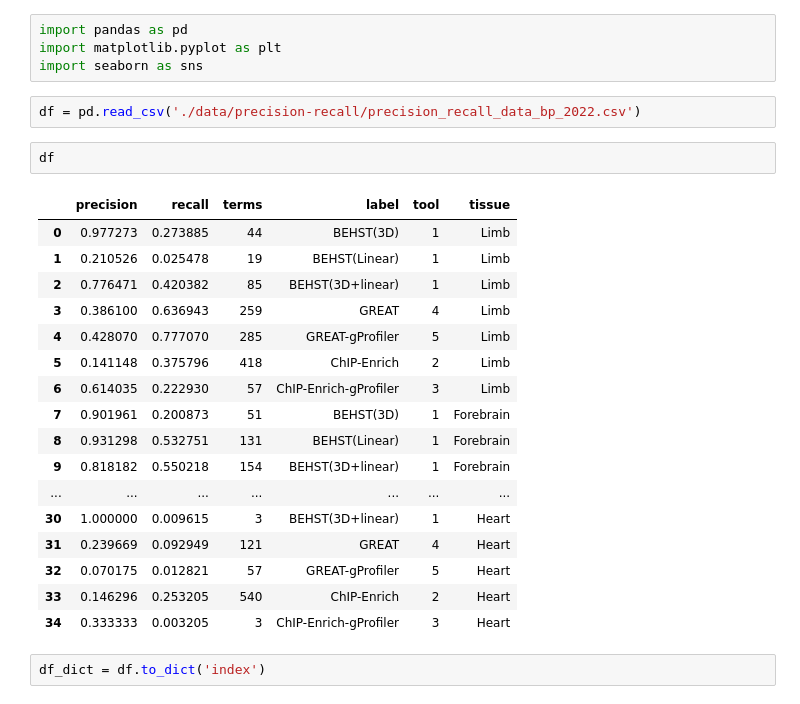
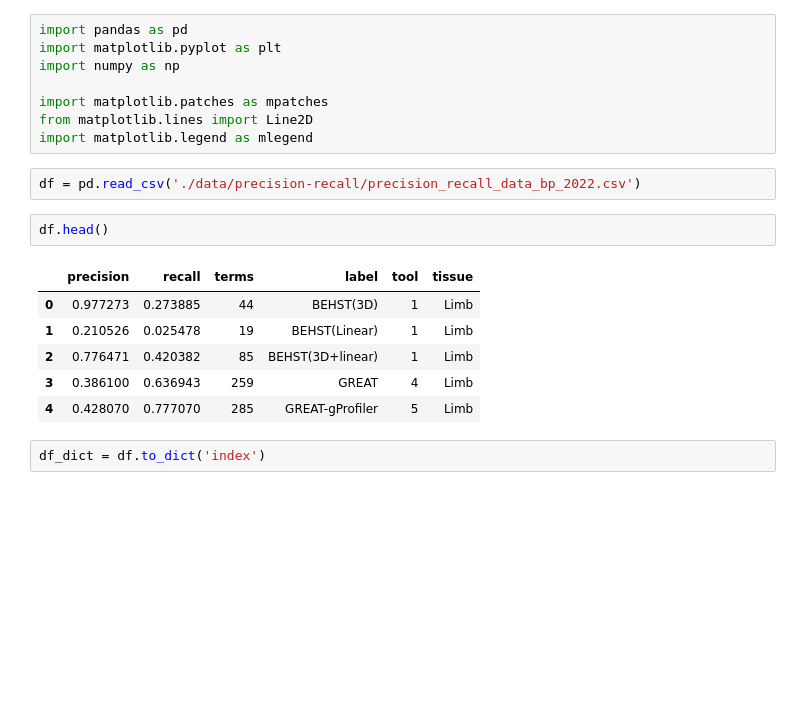
Before and after one commit to hoffmangroup/2020behst, a Jupyter notebook: precision_recall_plot_2022.ipynb, the cells around one changed output. Cells and saved outputs as stored; diff of their text form; blank space fills up the shorter version.

```diff
--- a/precision_recall_plot_2022.ipynb
+++ b/precision_recall_plot_2022.ipynb
@@ -1,28 +1,21 @@
 # %%
 import pandas as pd
 import matplotlib.pyplot as plt
-import seaborn as sns
+import numpy as np
+
+import matplotlib.patches as mpatches
+from matplotlib.lines import Line2D
+import matplotlib.legend as mlegend
 # %%
 df = pd.read_csv('./data/precision-recall/precision_recall_data_bp_2022.csv')
 # %%
-df
+df.head()
 # %% [output]
 |  | precision | recall | terms | label | tool | tissue |
 | 0 | 0.977273 | 0.273885 | 44 | BEHST(3D) | 1 | Limb |
 | 1 | 0.210526 | 0.025478 | 19 | BEHST(Linear) | 1 | Limb |
 | 2 | 0.776471 | 0.420382 | 85 | BEHST(3D+linear) | 1 | Limb |
 | 3 | 0.386100 | 0.636943 | 259 | GREAT | 4 | Limb |
 | 4 | 0.428070 | 0.777070 | 285 | GREAT-gProfiler | 5 | Limb |
-| 5 | 0.141148 | 0.375796 | 418 | ChIP-Enrich | 2 | Limb |
-| 6 | 0.614035 | 0.222930 | 57 | ChIP-Enrich-gProfiler | 3 | Limb |
-| 7 | 0.901961 | 0.200873 | 51 | BEHST(3D) | 1 | Forebrain |
-| 8 | 0.931298 | 0.532751 | 131 | BEHST(Linear) | 1 | Forebrain |
-| 9 | 0.818182 | 0.550218 | 154 | BEHST(3D+linear) | 1 | Forebrain |
-| ... | ... | ... | ... | ... | ... | ... |
-| 30 | 1.000000 | 0.009615 | 3 | BEHST(3D+linear) | 1 | Heart |
-| 31 | 0.239669 | 0.092949 | 121 | GREAT | 4 | Heart |
-| 32 | 0.070175 | 0.012821 | 57 | GREAT-gProfiler | 5 | Heart |
-| 33 | 0.146296 | 0.253205 | 540 | ChIP-Enrich | 2 | Heart |
-| 34 | 0.333333 | 0.003205 | 3 | ChIP-Enrich-gProfiler | 3 | Heart |
 # %%
 df_dict = df.to_dict('index')
```
Also changed, not shown: parts of 4 cells of this notebook, 1 other file.
